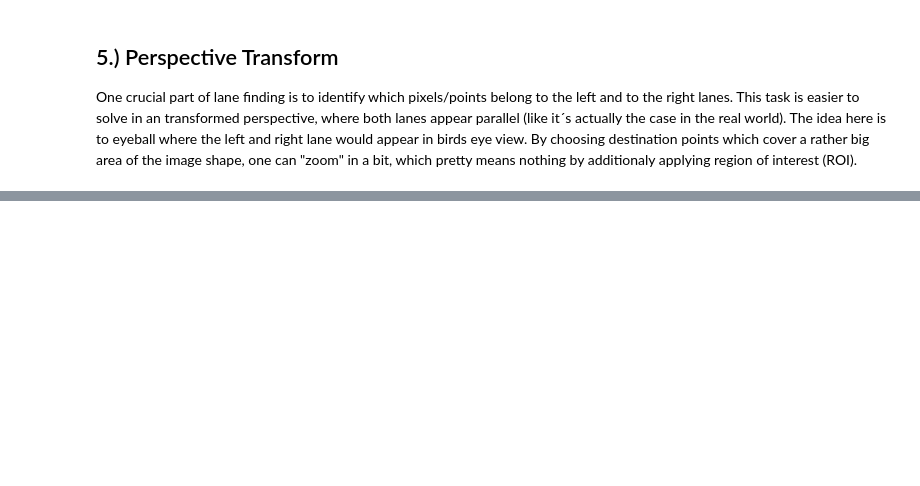
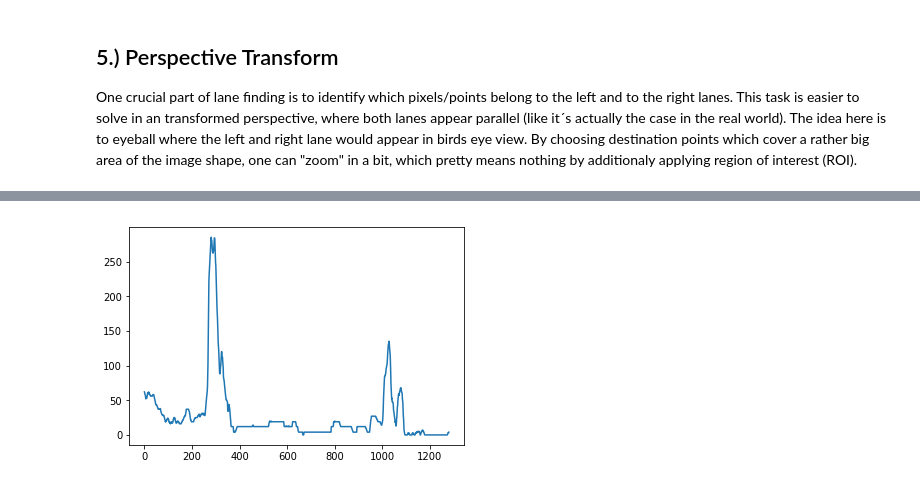
Before and after one commit to dschmoeller/02AdvancedLaneFinding, a Jupyter notebook: CarND-Advanced-Lane-Lines/P2.ipynb, the cells around one changed output, grey strips where cells are left out. Cells and saved outputs as stored; diff of their text form; code cells hidden in the pictures; blank space fills up the shorter version.

```diff
--- a/CarND-Advanced-Lane-Lines/P2.ipynb
+++ b/CarND-Advanced-Lane-Lines/P2.ipynb
@@ -350,0 +423,9 @@ axs[1,1].imshow(warpedImg, cmap="gray");
+# %%
+histogram = hist(warpedImg)
+plt.plot(histogram)
+
+midpoint = np.int(histogram.shape[0]//2)
+leftx_base = np.argmax(histogram[:midpoint])
+rightx_base = np.argmax(histogram[midpoint:]) + midpoint
+# %% [output]
+[figure, added]
```
Also changed, not shown: parts of 15 cells of this notebook.
